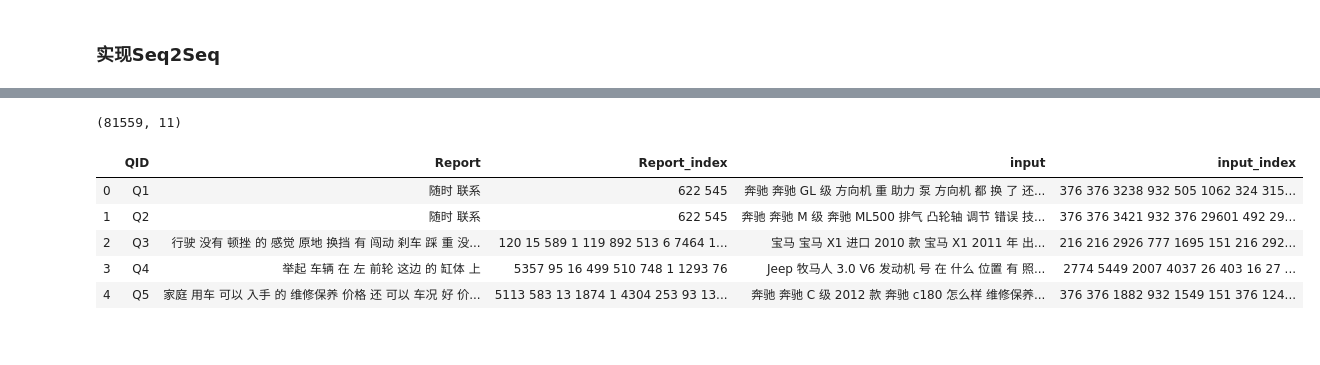
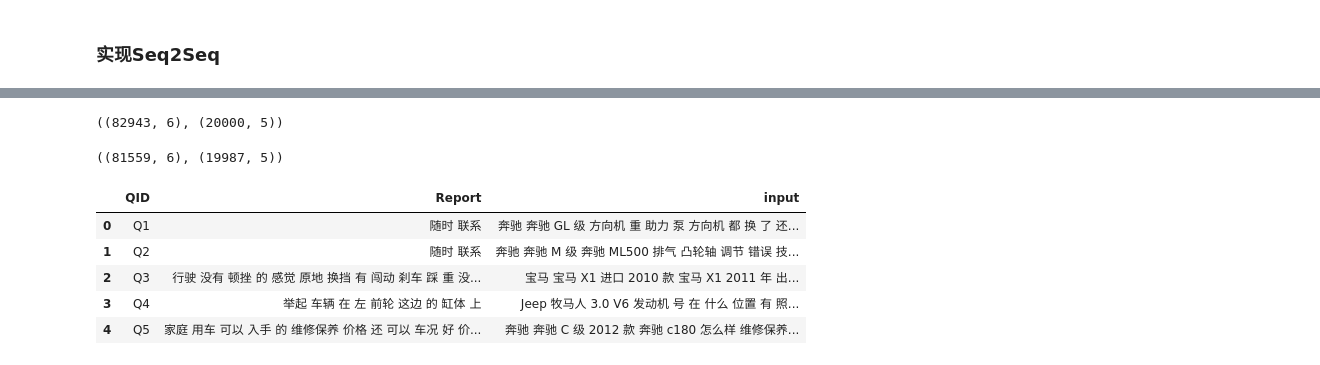
Before and after one commit to leehour/CarDialogSummary, a Jupyter notebook: Project1.ipynb, the cells around one changed output, grey strips where cells are left out. Saved outputs shown, nothing was run; the diff lists cells and outputs as text; code cells hidden in the pictures.

Commit message:
add test data processing

```diff
--- a/Project1.ipynb
+++ b/Project1.ipynb
@@ -108,6 +117,2 @@ def build_dataset(path):
 
     return lines
-# %%
-train_seg_path = "train_set.seg.csv"
-train_texts = build_dataset(train_seg_path)
-print(train_texts)
@@ -125,0 +119,3 @@ NotebookApp.rate_limit_window=3.0 (secs)
+# %%
+data_train = pd.read_csv(train_seg_path)
+data_test = pd.read_csv(test_seg_path)
@@ -300,21 +264,27 @@ df_index.shape
+# %%
+data_train.shape, data_test.shape
+# %% [output]
+((82943, 6), (20000, 5))
 # %%
-df_index.dropna(axis=0, how='any', inplace=True)
+data_train.dropna(axis=0, how='any', inplace=True)
+data_test.dropna(axis=0, how='any', inplace=True)
-# %%
-df_index.shape
-# %% [output]
-(81559, 11)
+# %%
+data_train.shape, data_test.shape
+# %% [output]
+((81559, 6), (19987, 5))
 # %%
 #合并除report的字段
-df_index['input'] = df_index['Brand'] + ' ' + df_index['Model'] + ' ' + df_index['Question'] + ' ' + df_index['Dialogue']
-df_index['input_index'] = df_index['Brand_index'] + ' ' + df_index['Model_index'] + ' ' + df_index['Question_index'] + ' ' + df_index['Dialogue_index']
-df_index.drop(['Brand', 'Model', 'Question', 'Dialogue'], axis=1, inplace=True)
-df_index.drop(['Brand_index', 'Model_index', 'Question_index', 'Dialogue_index'], axis=1, inplace=True)
+data_train['input'] = data_train['Brand'] + ' ' + data_train['Model'] + ' ' + data_train['Question'] + ' ' + data_train['Dialogue']
+data_train.drop(['Brand', 'Model', 'Question', 'Dialogue'], axis=1, inplace=True)
+
+data_test['input'] = data_test['Brand'] + ' ' + data_test['Model'] + ' ' + data_test['Question'] + ' ' + data_test['Dialogue']
+data_test.drop(['Brand', 'Model', 'Question', 'Dialogue'], axis=1, inplace=True)
 # %%
-df_index.head()
+data_train.head()
 # %% [output]
-|  | QID | Report | Report_index | input | input_index |
-| 0 | Q1 | 随时 联系 | 622 545 | 奔驰 奔驰 GL 级 方向机 重 助力 泵 方向机 都 换 了 还... | 376 376 3238 932 505 1062 324 315... |
-| 1 | Q2 | 随时 联系 | 622 545 | 奔驰 奔驰 M 级 奔驰 ML500 排气 凸轮轴 调节 错误 技... | 376 376 3421 932 376 29601 492 29... |
-| 2 | Q3 | 行驶 没有 顿挫 的 感觉 原地 换挡 有 闯动 刹车 踩 重 没... | 120 15 589 1 119 892 513 6 7464 1... | 宝马 宝马 X1 进口 2010 款 宝马 X1 2011 年 出... | 216 216 2926 777 1695 151 216 292... |
-| 3 | Q4 | 举起 车辆 在 左 前轮 这边 的 缸体 上 | 5357 95 16 499 510 748 1 1293 76 | Jeep 牧马人 3.0 V6 发动机 号 在 什么 位置 有 照... | 2774 5449 2007 4037 26 403 16 27 ... |
-| 4 | Q5 | 家庭 用车 可以 入手 的 维修保养 价格 还 可以 车况 好 价... | 5113 583 13 1874 1 4304 253 93 13... | 奔驰 奔驰 C 级 2012 款 奔驰 c180 怎么样 维修保养... | 376 376 1882 932 1549 151 376 124... |
+|  | QID | Report | input |
+| 0 | Q1 | 随时 联系 | 奔驰 奔驰 GL 级 方向机 重 助力 泵 方向机 都 换 了 还... |
+| 1 | Q2 | 随时 联系 | 奔驰 奔驰 M 级 奔驰 ML500 排气 凸轮轴 调节 错误 技... |
+| 2 | Q3 | 行驶 没有 顿挫 的 感觉 原地 换挡 有 闯动 刹车 踩 重 没... | 宝马 宝马 X1 进口 2010 款 宝马 X1 2011 年 出... |
+| 3 | Q4 | 举起 车辆 在 左 前轮 这边 的 缸体 上 | Jeep 牧马人 3.0 V6 发动机 号 在 什么 位置 有 照... |
+| 4 | Q5 | 家庭 用车 可以 入手 的 维修保养 价格 还 可以 车况 好 价... | 奔驰 奔驰 C 级 2012 款 奔驰 c180 怎么样 维修保养... |
```
Also changed, not shown: parts of 77 cells of this notebook.
